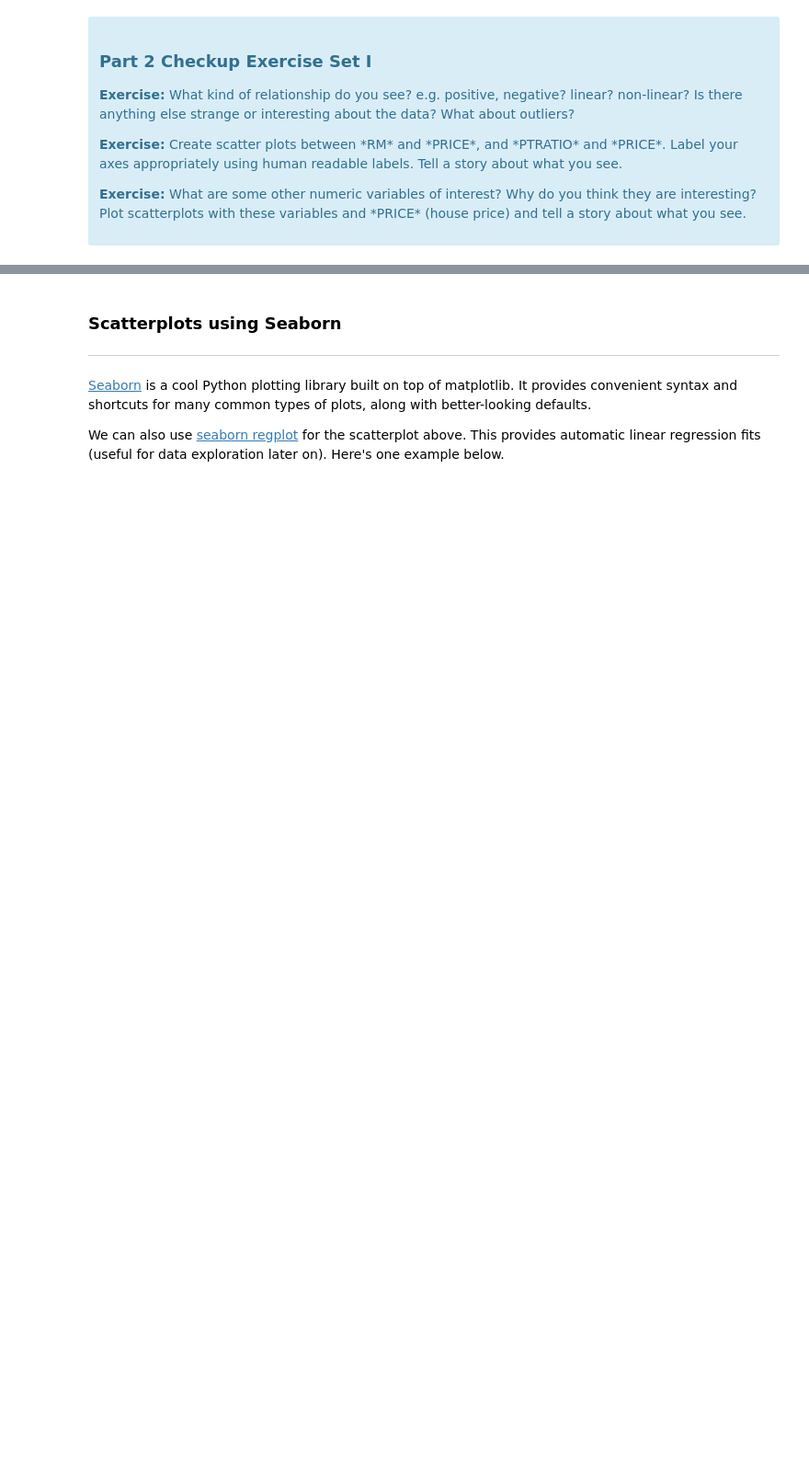
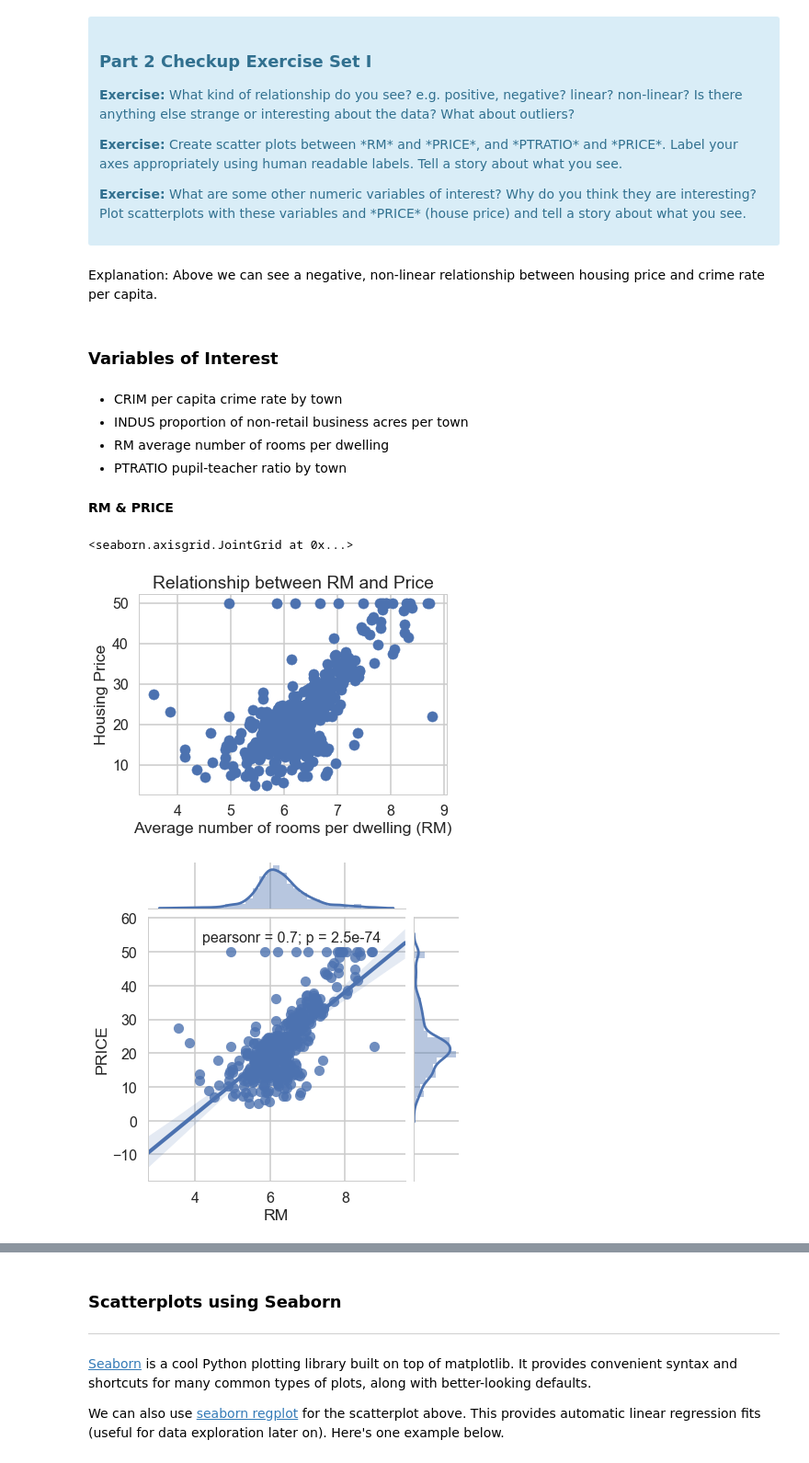
Before and after one commit to pmleffers/Springboard_Mini-Projects, a Jupyter notebook: Mini_Project_Linear_Regression.ipynb, the cells around one changed output, grey strips where cells are left out. Shown at 92% size. Drawn from its saved outputs; the diff is of its cells as text; code cells hidden in the pictures; blank space fills up the shorter version.

```diff
--- a/Mini_Project_Linear_Regression.ipynb
+++ b/Mini_Project_Linear_Regression.ipynb
@@ -226,0 +300,22 @@ plt.title("Relationship between CRIM and Price")
+# %% [markdown]
+Explanation: Above we can see a negative, non-linear relationship between housing price and crime rate per capita.
+# %% [markdown]
+### Variables of Interest
+# %% [markdown]
+- CRIM     per capita crime rate by town
+- INDUS    proportion of non-retail business acres per town
+- RM       average number of rooms per dwelling
+- PTRATIO  pupil-teacher ratio by town
+# %% [markdown]
+**RM & PRICE**
+# %%
+plt.scatter(bos.RM, bos.PRICE)
+plt.xlabel("Average number of rooms per dwelling (RM)")
+plt.ylabel("Housing Price")
+plt.title("Relationship between RM and Price")
+
+sns.jointplot(bos.RM, bos.PRICE, kind="reg")
+# %% [output]
+<seaborn.axisgrid.JointGrid at 0x...>
+[figure, added]
+[figure, added]
```
Also changed, not shown: parts of 114 cells of this notebook.
